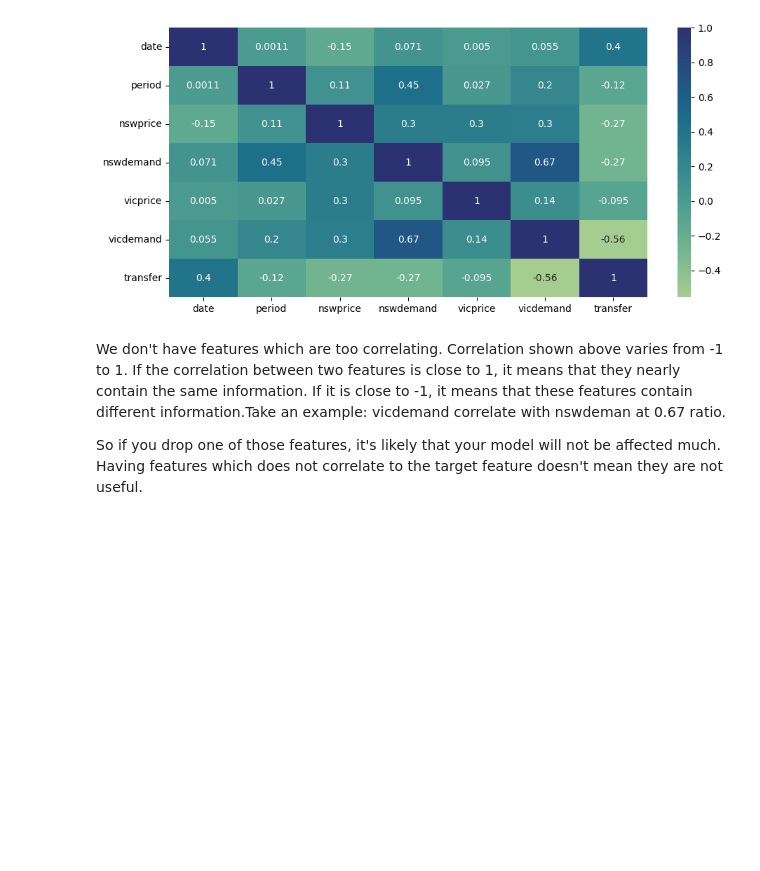
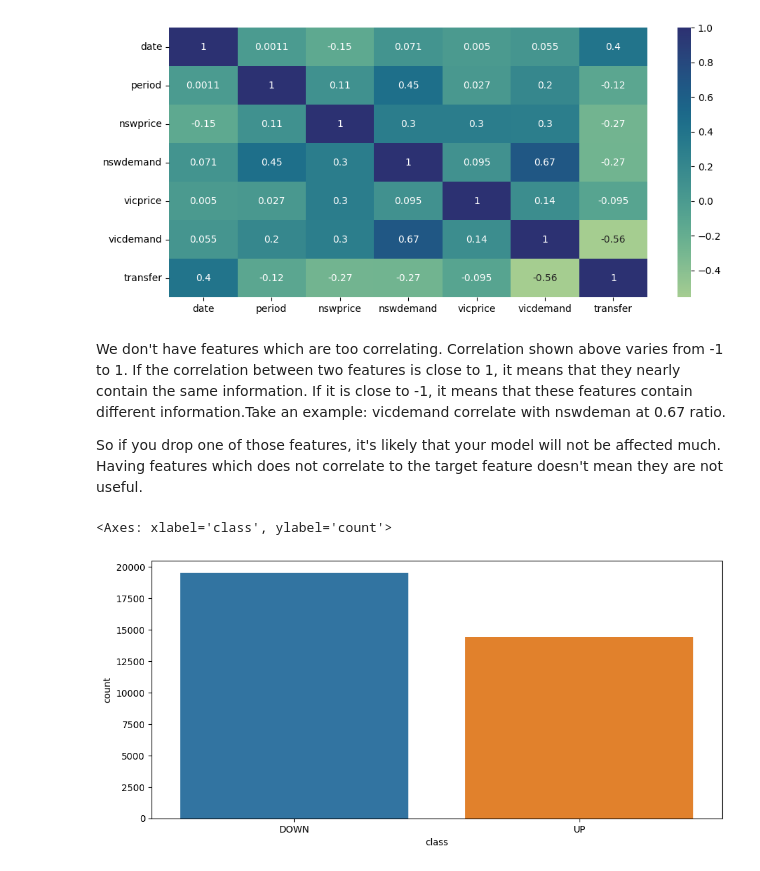
Before and after one commit to Slimcent/Classificatio_Jupyter_Files, a Jupyter notebook: Predicting the increase or decrease of electricity prices.ipynb, the cells around one changed output. Drawn from its saved outputs; the diff is of its cells as text; code cells hidden in the pictures; blank space fills up the shorter version.

Commit message:
exploratory data analysis, Predicting the increase or decrease of electricity prices

```diff
--- a/Predicting the increase or decrease of electricity prices.ipynb
+++ b/Predicting the increase or decrease of electricity prices.ipynb
@@ -190,3 +190,11 @@ sns.heatmap(corr,annot=True,cmap='crest')
 We don't have features which are too correlating. Correlation shown above varies from -1 to 1. If the correlation between two features is close to 1, it means that they nearly contain the same information. If it is close to -1, it means that these features contain different information.Take an example: vicdemand correlate with nswdeman at 0.67 ratio.
 
 So if you drop one of those features, it's likely that your model will not be affected much. Having features which does not correlate to the target feature doesn't mean they are not useful.
+# %%
+# Checking up and down distribution
+
+plt.figure(figsize=(11,5))
+sns.countplot(data=train_data, x='class')
+# %% [output]
+<Axes: xlabel='class', ylabel='count'>
+[figure, added]
```
Also changed, not shown: parts of 10 cells of this notebook.
